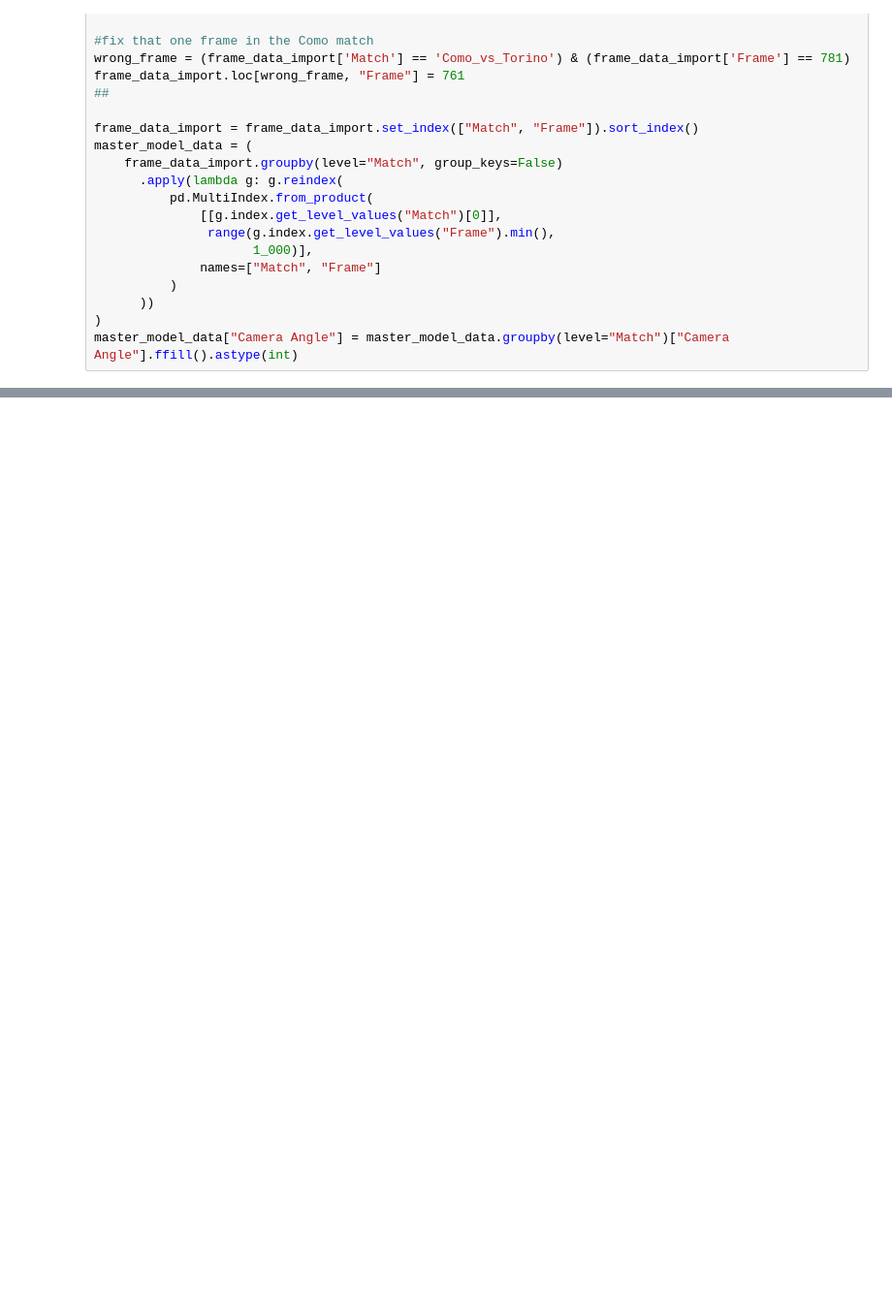
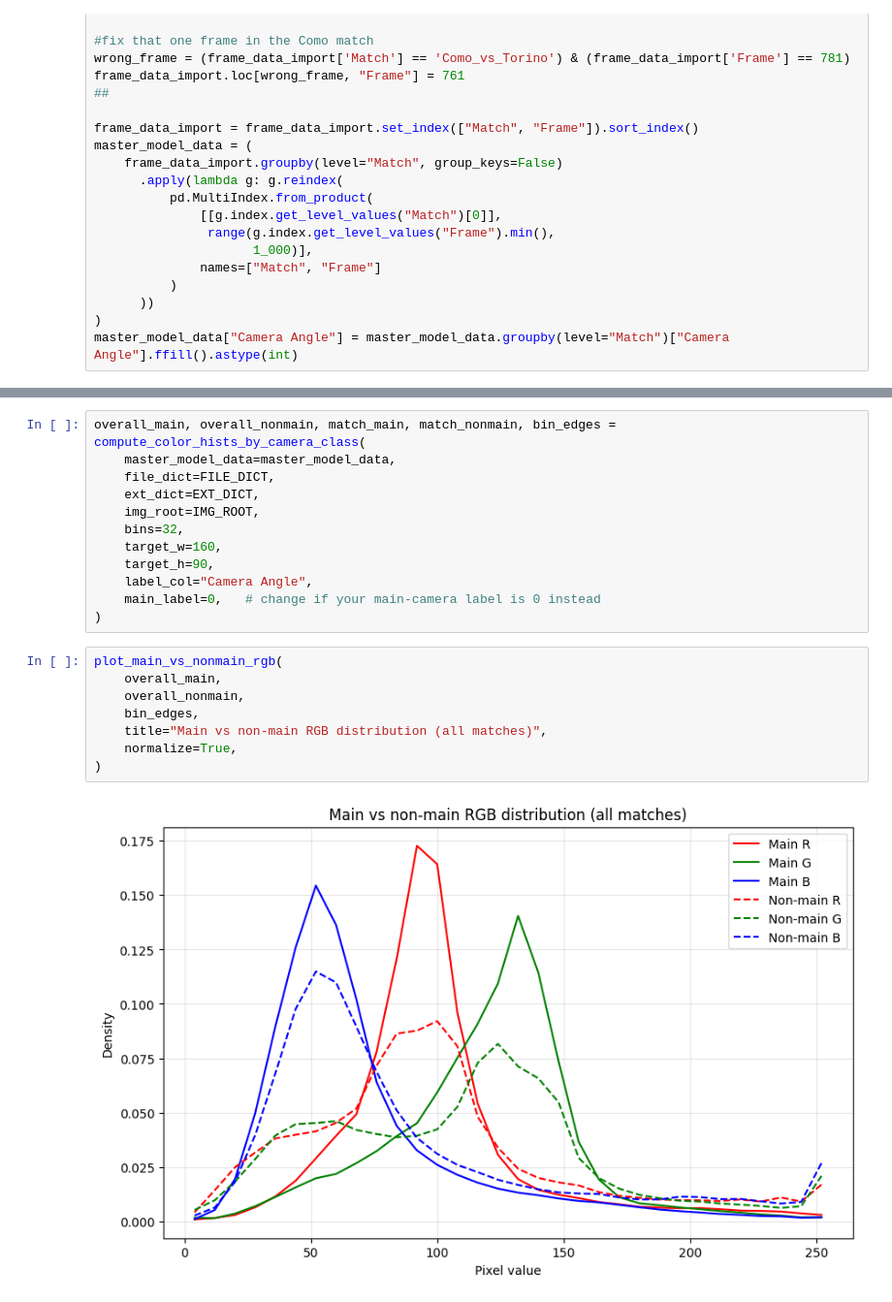
Before and after one commit to tdore738/football_event_data_generation, a Jupyter notebook: camera_classifier/model/playing_with_data.ipynb, the cells around one changed output, grey strips where cells are left out. Shown at 97% size. Saved outputs shown, nothing was run; the diff lists cells and outputs as text; blank space fills up the shorter version.

```diff
--- a/camera_classifier/model/playing_with_data.ipynb
+++ b/camera_classifier/model/playing_with_data.ipynb
@@ -496,0 +1062,22 @@ testloader  = DataLoader(testset, batch_size=32, shuffle=False)
+# %%
+overall_main, overall_nonmain, match_main, match_nonmain, bin_edges = compute_color_hists_by_camera_class(
+    master_model_data=master_model_data,
+    file_dict=FILE_DICT,
+    ext_dict=EXT_DICT,
+    img_root=IMG_ROOT,
+    bins=32,
+    target_w=160,
+    target_h=90,
+    label_col="Camera Angle",
+    main_label=0,   # change if your main-camera label is 0 instead
+)
+# %%
+plot_main_vs_nonmain_rgb(
+    overall_main,
+    overall_nonmain,
+    bin_edges,
+    title="Main vs non-main RGB distribution (all matches)",
+    normalize=True,
+)
+# %% [output]
+[figure, added]
```
Also changed, not shown: parts of 45 cells of this notebook, 11 other files.
